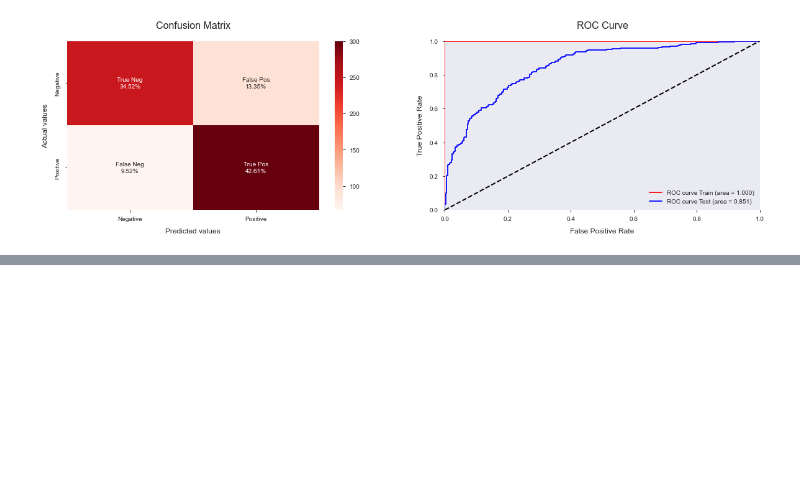
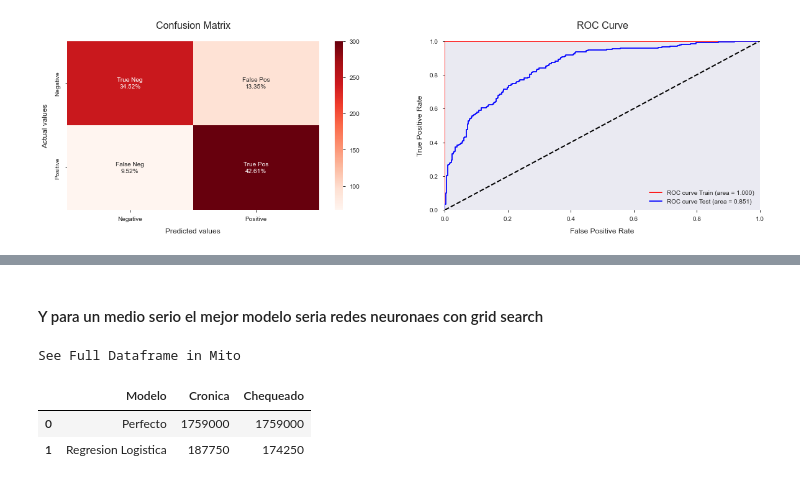
Before and after one commit to GuillermoEzquer/Python, a Jupyter notebook: python/Fake News/fakeNewsCompleto.ipynb, the cells around one changed output, grey strips where cells are left out. Saved outputs shown, nothing was run; the diff lists cells and outputs as text; code cells hidden in the pictures; blank space fills up the shorter version.

```diff
--- a/python/Fake News/fakeNewsCompleto.ipynb
+++ b/python/Fake News/fakeNewsCompleto.ipynb
@@ -672,0 +740,9 @@ See Full Dataframe in Mito
+# %% [markdown]
+#### Y para un medio serio el mejor modelo seria redes neuronaes con grid search
+# %%
+evaluacion_negocio.sort_values('Chequeado',ascending = False )
+# %% [output]
+See Full Dataframe in Mito
+|  | Modelo | Cronica | Chequeado |
+| 0 | Perfecto | 1759000 | 1759000 |
+| 1 | Regresion Logistica | 187750 | 174250 |
```
Also changed, not shown: parts of 26 cells of this notebook, 4 other files.
